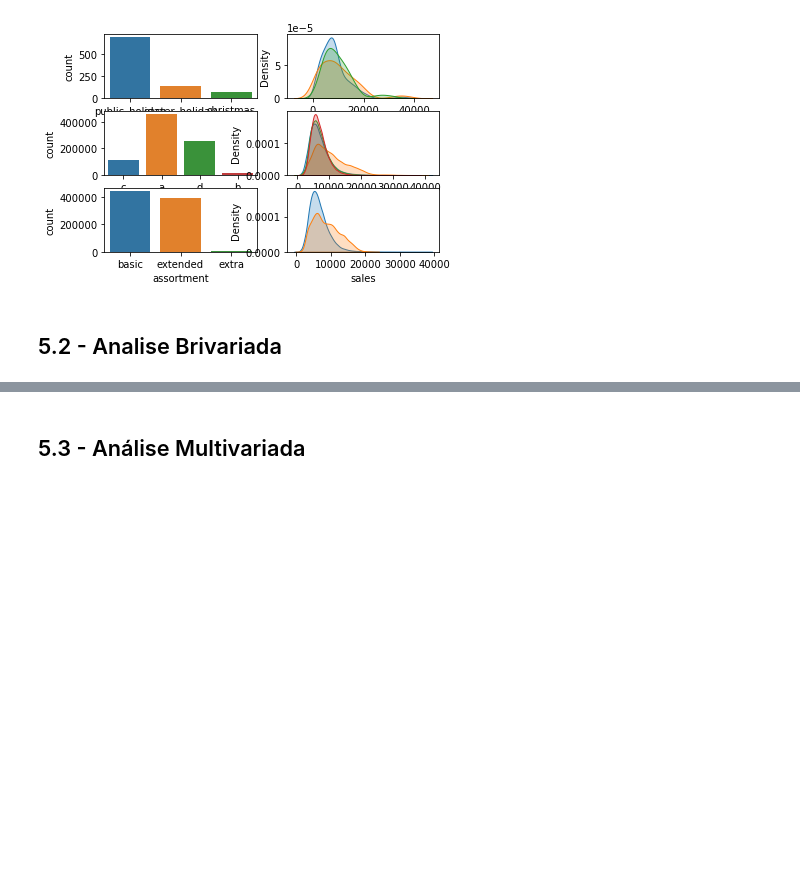
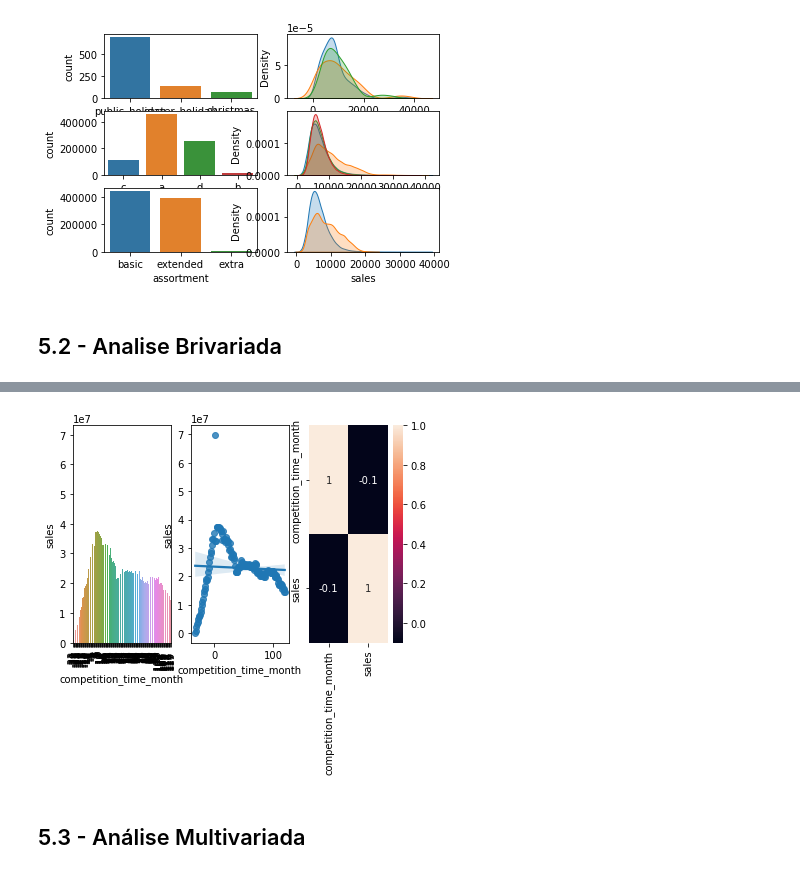
Before and after one commit to castrien/ds_em_producao, a Jupyter notebook: m04_v01_ds_em_producao.ipynb, the cells around one changed output, grey strips where cells are left out. Cells and saved outputs as stored; diff of their text form; code cells hidden in the pictures; blank space fills up the shorter version.

```diff
--- a/m04_v01_ds_em_producao.ipynb
+++ b/m04_v01_ds_em_producao.ipynb
@@ -518,2 +546,18 @@ aux2.pivot(index='year_week', columns='assortment', values='sales').plot()
+# %%
+plt.subplot(1,3,1)
+aux1 = df4[['competition_time_month','sales']].groupby( 'competition_time_month').sum().reset_index()
+aux2 = aux1[ ( aux1['competition_time_month'] < 120) & (aux1['competition_time_month'] != 0)]
+sns.barplot( x = 'competition_time_month', y='sales', data=aux2);
+plt.xticks ( rotation= 90);
+
+plt.subplot(1,3,2)
+sns.regplot( x ='competition_time_month', y='sales', data=aux2);
+
+plt.subplot(1,3,3)
+sns.heatmap(aux1.corr( method='pearson'), annot=True);
+bottom, top = x.get_ylim()
+x.set_ylim( bottom+0.5, top+0.5);
+# %% [output]
+[figure, added]
 # %% [markdown]
 ## 5.3 - Análise Multivariada
```
Also changed, not shown: parts of 5 cells of this notebook.
